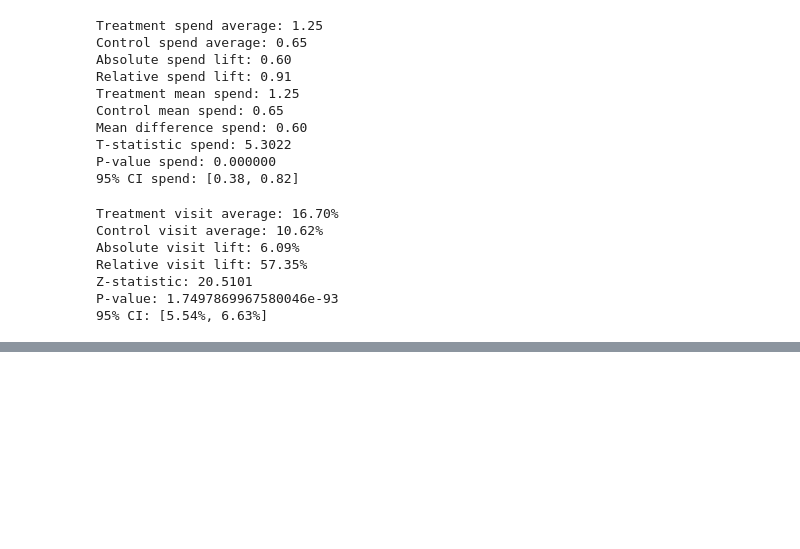
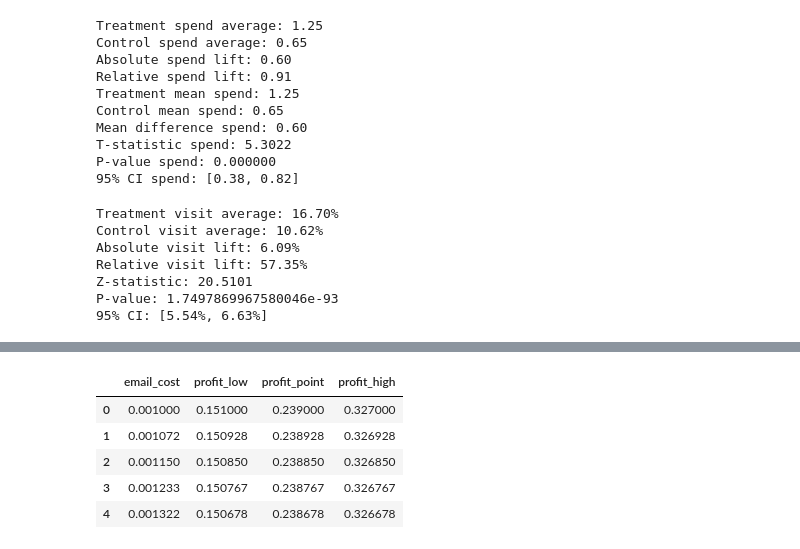
Before and after one commit to pinkbricks/email-marketing-ab-test, a Jupyter notebook: hillstrom.ipynb, the cells around one changed output, grey strips where cells are left out. Saved outputs shown, nothing was run; the diff lists cells and outputs as text; code cells hidden in the pictures; blank space fills up the shorter version.

```diff
--- a/hillstrom.ipynb
+++ b/hillstrom.ipynb
@@ -572,0 +593,26 @@ P-value: 1.7497869967580046e-93
+# %%
+# Inputs
+lift_low = 0.38
+lift_point = 0.60
+lift_high = 0.82
+
+margin = 0.40
+
+# Gonna use email costs between 0.001 and 1 dollar
+email_costs = np.geomspace(0.001, 1.00, 100)
+
+results = pd.DataFrame({
+    'email_cost': email_costs,
+    'profit_low': (lift_low * margin) - email_costs,
+    'profit_point': (lift_point * margin) - email_costs,
+    'profit_high': (lift_high * margin) - email_costs
+})
+
+results.head()
+# %% [output]
+|  | email_cost | profit_low | profit_point | profit_high |
+| 0 | 0.001000 | 0.151000 | 0.239000 | 0.327000 |
+| 1 | 0.001072 | 0.150928 | 0.238928 | 0.326928 |
+| 2 | 0.001150 | 0.150850 | 0.238850 | 0.326850 |
+| 3 | 0.001233 | 0.150767 | 0.238767 | 0.326767 |
+| 4 | 0.001322 | 0.150678 | 0.238678 | 0.326678 |
```
Also changed, not shown: parts of 4 cells of this notebook, 2 other files.
